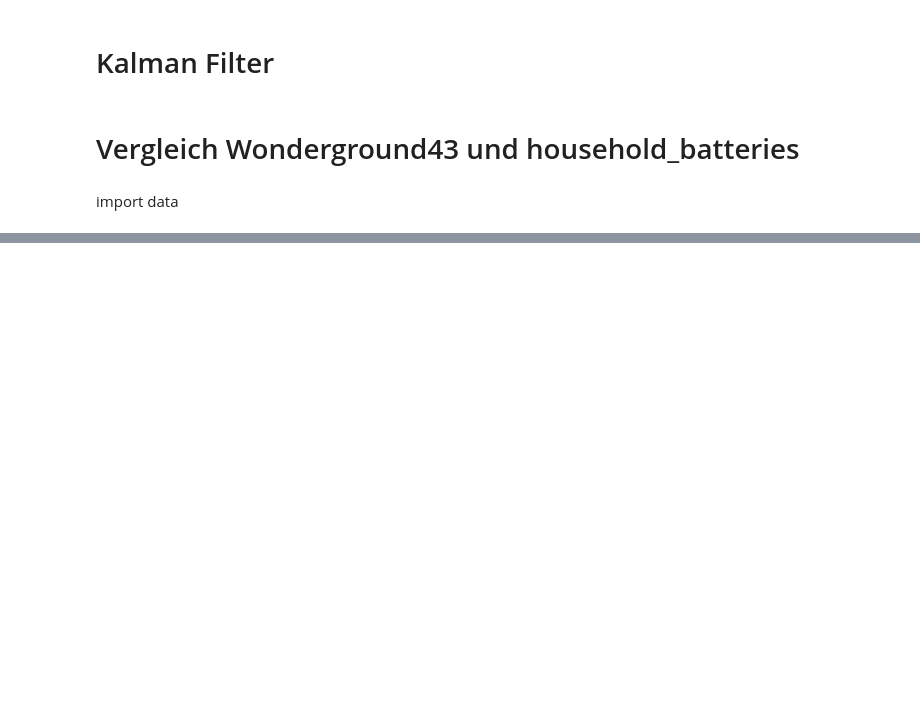
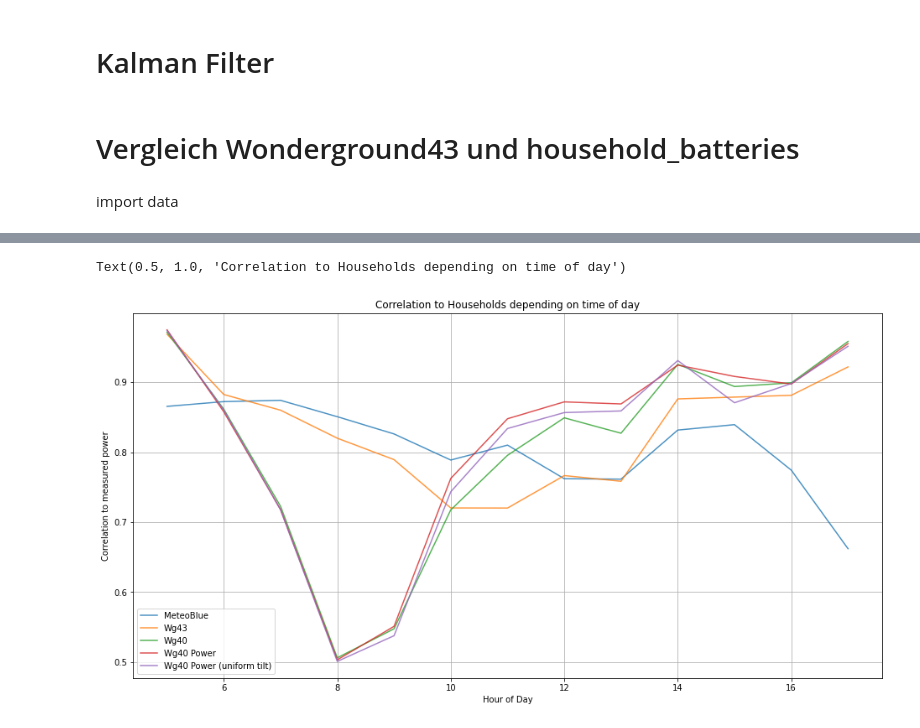
Before and after one commit to Schmutzz/PV_Forecast_Platone, a Jupyter notebook: Kopie_von_analytics_lasse.ipynb, the cells around one changed output, grey strips where cells are left out. Saved outputs shown, nothing was run; the diff lists cells and outputs as text; code cells hidden in the pictures; blank space fills up the shorter version.

```diff
--- a/Kopie_von_analytics_lasse.ipynb
+++ b/Kopie_von_analytics_lasse.ipynb
@@ -542,0 +673,2 @@ after[['sum_households', 'pvpower_instant', 'solar_radiation_40']].corr()
+# %%
+best_tilt = df_test_tilt['Mean'].loc[df_test_tilt['Mean'] == df_test_tilt['Mean'].max()].index[0]
@@ -542,0 +734,37 @@ after[['sum_households', 'pvpower_instant', 'solar_radiation_40']].corr()
+# %%
+from sklearn.metrics import mean_squared_error
+results = pd.DataFrame()
+for i in range(24):
+    filtered = df_results.loc[df_results['Date'].dt.hour == i]
+
+    wg40 = filtered['sum_households'].corr(filtered['solar_radiation_40'])
+    wg43 = filtered['sum_households'].corr(filtered['solar_radiation_43'])
+    mb = filtered['sum_households'].corr(filtered['pvpower_instant'])
+    plane = filtered['sum_households'].corr(filtered['sum_households_plane'])
+    plane_uniform = filtered['sum_households'].corr(filtered['sum_households_plane_uniform'])
+    """
+    wg40 = mean_squared_error(filtered['sum_households'], filtered['solar_radiation_40'])
+    wg43 = mean_squared_error(filtered['sum_households'], filtered['solar_radiation_43'])
+    mb = mean_squared_error(filtered['sum_households'], filtered['pvpower_instant'])
+    """
+    results = pd.concat([results, pd.DataFrame({'MeteoBlue': [mb], 'Wg43': [wg43], 'Wg40': [wg40], 'Wg40 Power': [plane],
+                                                'Wg40 Power (uniform tilt)': [plane_uniform]}, index=[i])])
+# %%
+"""
+fig = px.line(results[5:17], y=results.columns, log_y=False)
+fig.update_layout(title='Correlation to Households depending on time of day', title_x=0.5,
+                  xaxis_title='Hour of Day', yaxis_title='Correlation')
+fig.show()
+"""
+filtered = results.iloc[5:18]
+for col in filtered.columns:
+    plt.plot(filtered.index, filtered[col], label=col, alpha=0.8)
+
+plt.xlabel('Hour of Day')
+plt.ylabel('Correlation to measured power')
+plt.legend()
+plt.grid()
+plt.title('Correlation to Households depending on time of day')
+# %% [output]
+Text(0.5, 1.0, 'Correlation to Households depending on time of day')
+[figure, added]
```
Also changed, not shown: parts of 52 cells of this notebook.
